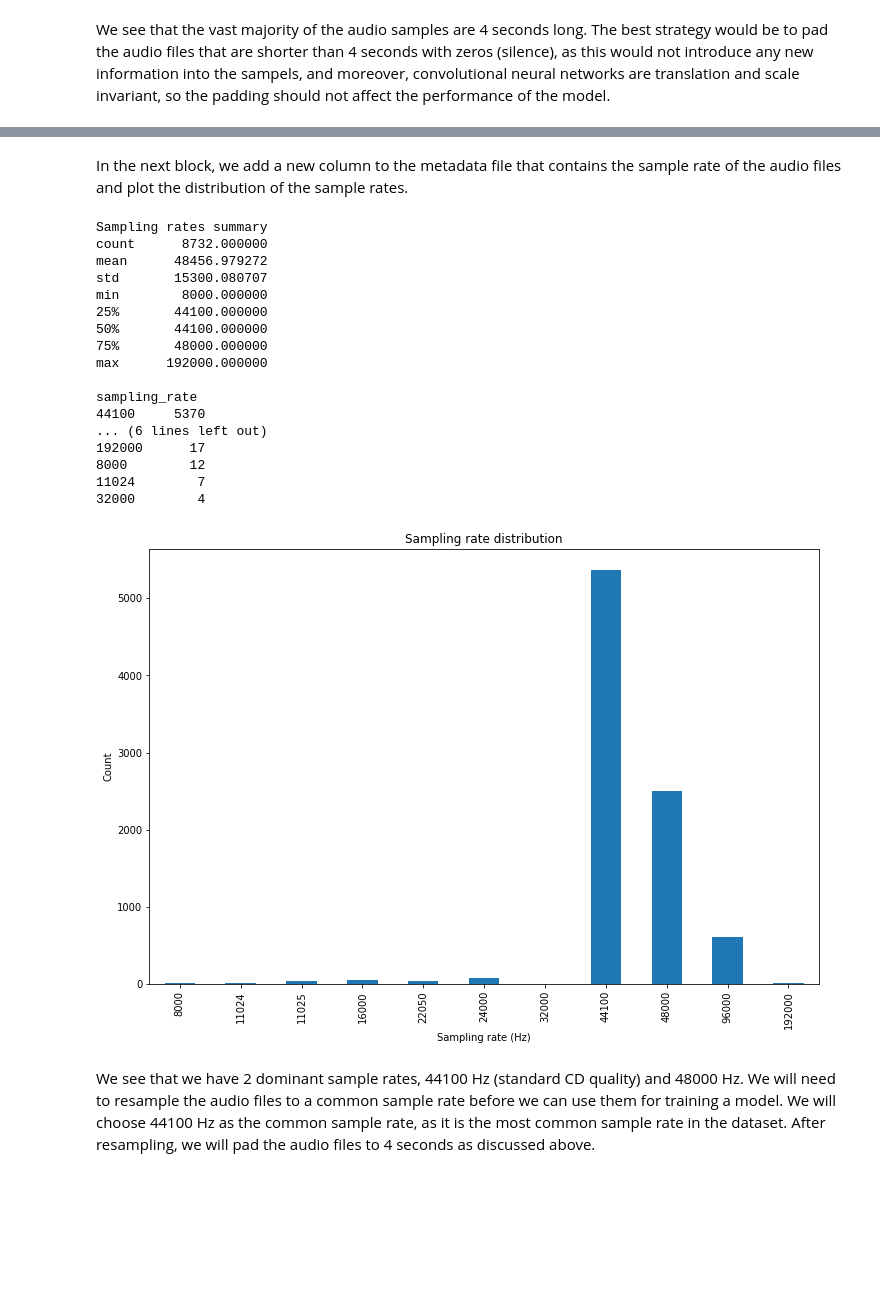
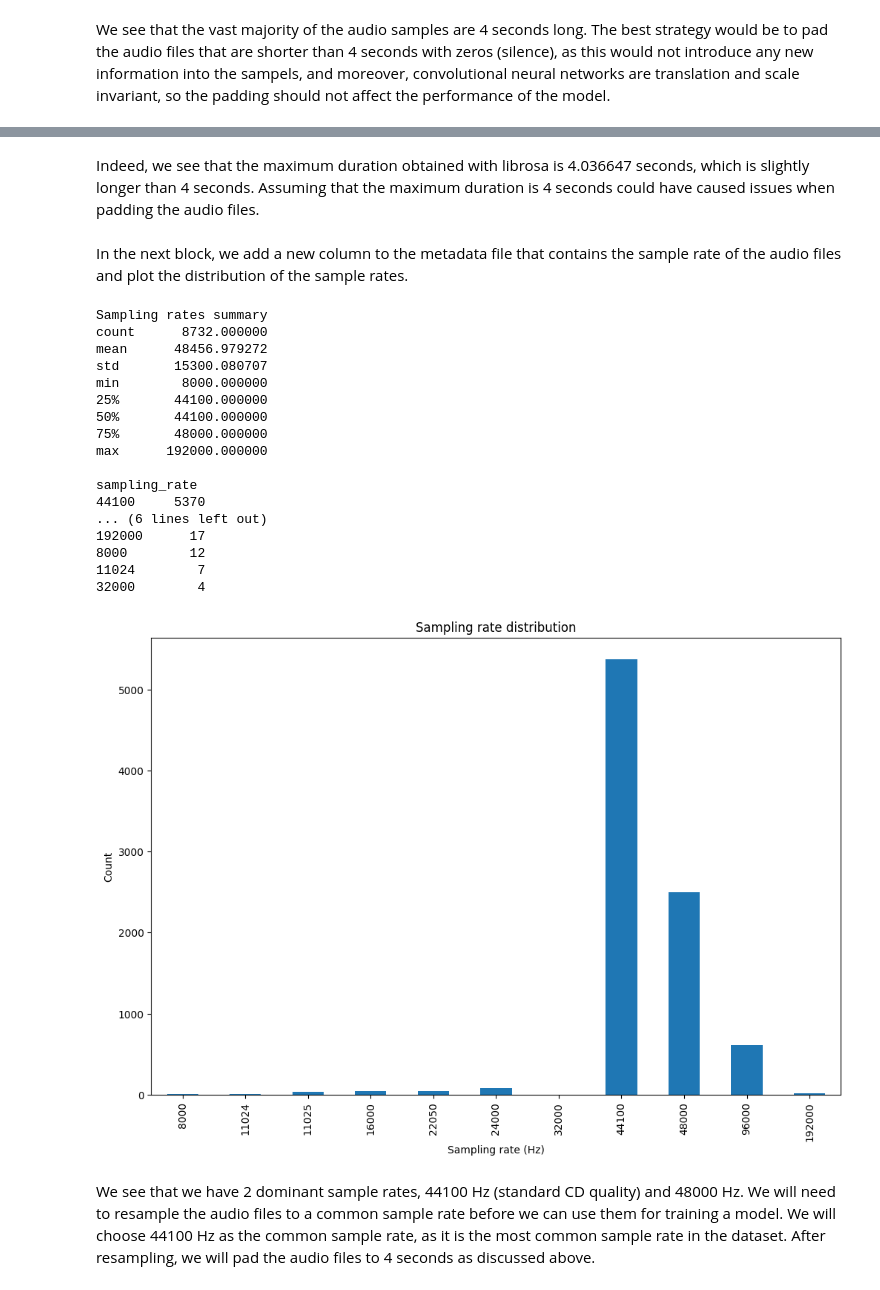
Before and after one commit to loregen/NAML-Project, a Jupyter notebook: UrbanSound8K_analysis.ipynb, the cells around one changed output, grey strips where cells are left out. Drawn from its saved outputs; the diff is of its cells as text; code cells hidden in the pictures; blank space fills up the shorter version.

Commit message:
Add dataset analysis.

```diff
--- a/UrbanSound8K_analysis.ipynb
+++ b/UrbanSound8K_analysis.ipynb
@@ -14,10 +75,10 @@ Here we add a new column to the metadata file that contains the duration of the
 # %%
-metadata['duration'] = metadata['end'] - metadata['start']
-print('Time duration summary\n', metadata['duration'].describe().to_string())
+metadata['duration_csv'] = metadata['end'] - metadata['start']
+print('Time duration summary\n', metadata['duration_csv'].describe().to_string())
 
 # Plotting the distribution of the duration of the audio files
 plt.figure(figsize=(12, 8))
-plt.hist(metadata['duration'], bins=15, color='blue', edgecolor='black')
+plt.hist(metadata['duration_csv'], bins=15, color='blue', edgecolor='black')
 plt.xlabel('Duration (seconds)')
 plt.ylabel('Number of samples')
 plt.title('Time duration distribution of audio samples')
@@ -37,0 +101,7 @@ We see that the vast majority of the audio samples are 4 seconds long. The best
+# %%
+# Shuffle the dataset
+metadata = metadata.sample(frac=1).reset_index(drop=True)
+file_paths = ['UrbanSound8K/audio/fold' + str(row['fold']) + '/' + row['slice_file_name'] for index, row in metadata.iterrows()]
+
+time_durations = [librosa.get_duration(path=file_path) for file_path in file_paths]
+metadata['duration_librosa'] = time_durations
@@ -38,44 +120,41 @@ We see that the vast majority of the audio samples are 4 seconds long. The best
+# %% [markdown]
+Indeed, we see that the maximum duration obtained with librosa is 4.036647 seconds, which is slightly longer than 4 seconds. Assuming that the maximum duration is 4 seconds could have caused issues when padding the audio files.
 # %% [markdown]
 In the next block, we add a new column to the metadata file that contains the sample rate of the audio files and plot the distribution of the sample rates.
 # %%
-sampling_rates = []
-
-for _, row in metadata.iterrows():
-    filename = 'UrbanSound8K/audio/fold' + str(row['fold']) + '/' + row['slice_file_name']
-    sr = librosa.get_samplerate(filename)
-    sampling_rates.append(sr)
+sampling_rates = [librosa.get_samplerate(file_path) for file_path in file_paths]
 
 metadata['sampling_rate'] = sampling_rates
 
 print('Sampling rates summary\n' + metadata['sampling_rate'].describe().to_string() + '\n')
 print(metadata['sampling_rate'].value_counts().to_string())
 
 # Plotting the distribution of the sampling rates
 sampling_rates = metadata['sampling_rate'].value_counts().sort_index()
 plt.figure(figsize=(12, 8))
 sampling_rates.plot(kind='bar')
 plt.title('Sampling rate distribution')
 plt.xlabel('Sampling rate (Hz)')
 plt.ylabel('Count')
 plt.show()
 # %% [output]
 Sampling rates summary
 count      8732.000000
 mean      48456.979272
 std       15300.080707
 min        8000.000000
 25%       44100.000000
 50%       44100.000000
 75%       48000.000000
 max      192000.000000
 
 sampling_rate
 44100     5370
 ... (6 lines left out)
 192000      17
 8000        12
 11024        7
 32000        4
-[figure, old version]
+[figure, new version]
 # %% [markdown]
 We see that we have 2 dominant sample rates, 44100 Hz (standard CD quality) and 48000 Hz. We will need to resample the audio files to a common sample rate before we can use them for training a model. We will choose 44100 Hz as the common sample rate, as it is the most common sample rate in the dataset. After resampling, we will pad the audio files to 4 seconds as discussed above.
```
Also changed, not shown: parts of 14 cells of this notebook, 1 other file.
